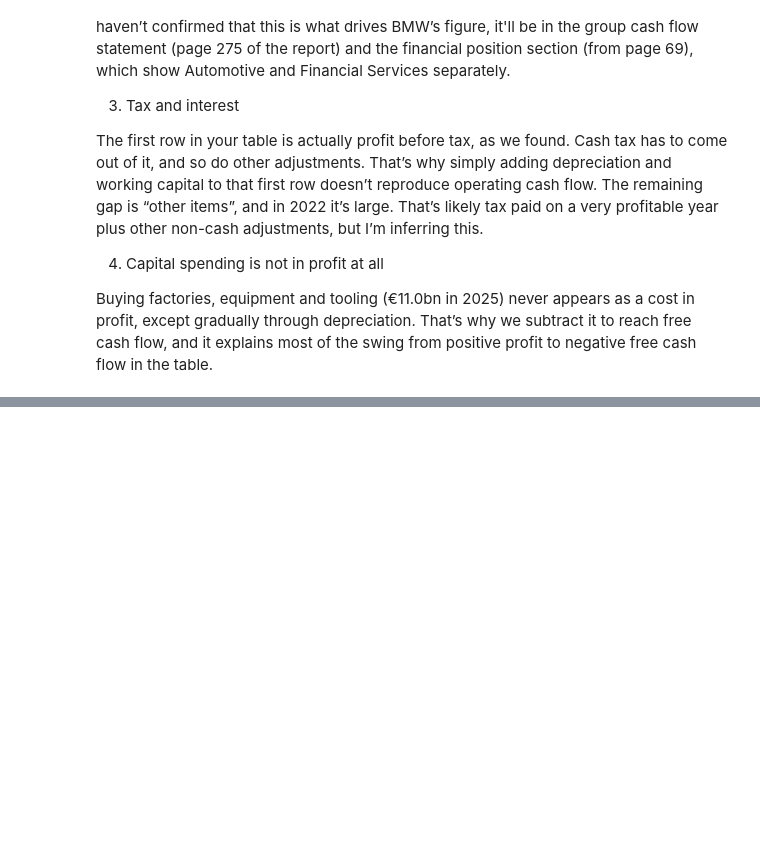
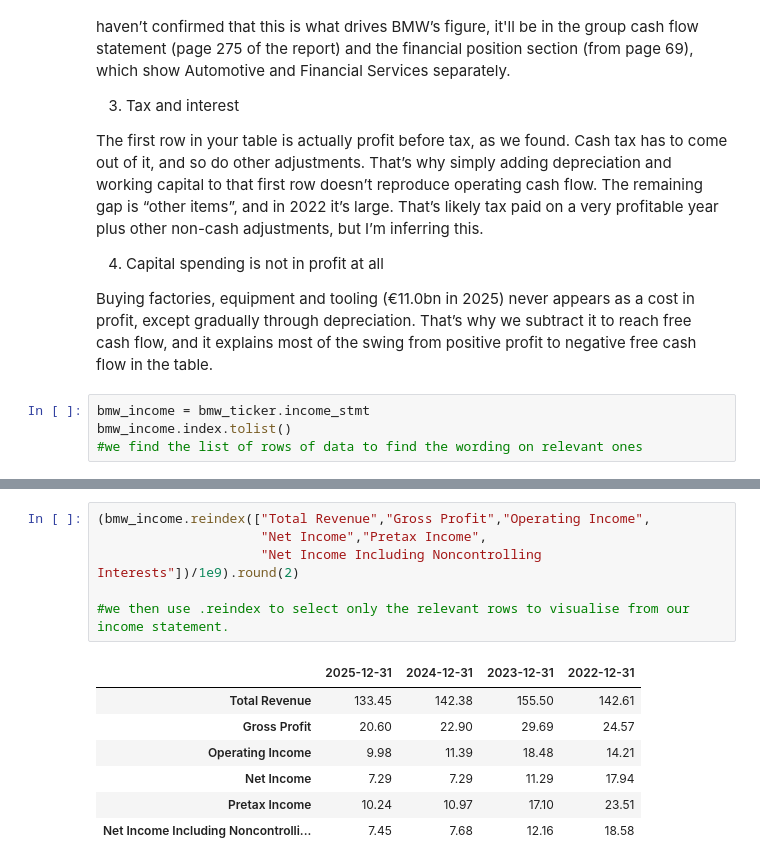
Before and after one commit to JoeSteward-04/Asset-Management-Project, a Jupyter notebook: notebooks/BMW_data_pull.ipynb, the cells around one changed output, grey strips where cells are left out. Saved outputs shown, nothing was run; the diff lists cells and outputs as text; blank space fills up the shorter version.

Commit message:
Add BMW margins and free cash flow table.

```diff
--- a/notebooks/BMW_data_pull.ipynb
+++ b/notebooks/BMW_data_pull.ipynb
@@ -402,3 +402,7 @@ The remaining gap is “other items”, and in 2022 it’s large. That’s likel
 4. Capital spending is not in profit at all
 
 Buying factories, equipment and tooling (€11.0bn in 2025) never appears as a cost in profit, except gradually through depreciation. That’s why we subtract it to reach free cash flow, and it explains most of the swing from positive profit to negative free cash flow in the table.
+# %%
+bmw_income = bmw_ticker.income_stmt
+bmw_income.index.tolist()
+#we find the list of rows of data to find the wording on relevant ones
@@ -404,0 +427,14 @@ Buying factories, equipment and tooling (€11.0bn in 2025) never appears as a c
+# %%
+(bmw_income.reindex(["Total Revenue","Gross Profit","Operating Income",
+                     "Net Income","Pretax Income",
+                     "Net Income Including Noncontrolling Interests"])/1e9).round(2)
+
+#we then use .reindex to select only the relevant rows to visualise from our income statement.
+# %% [output]
+|  | 2025-12-31 | 2024-12-31 | 2023-12-31 | 2022-12-31 |
+| Total Revenue | 133.45 | 142.38 | 155.50 | 142.61 |
+| Gross Profit | 20.60 | 22.90 | 29.69 | 24.57 |
+| Operating Income | 9.98 | 11.39 | 18.48 | 14.21 |
+| Net Income | 7.29 | 7.29 | 11.29 | 17.94 |
+| Pretax Income | 10.24 | 10.97 | 17.10 | 23.51 |
+| Net Income Including Noncontrolli... | 7.45 | 7.68 | 12.16 | 18.58 |
```
Also changed, not shown: parts of 7 cells of this notebook.
